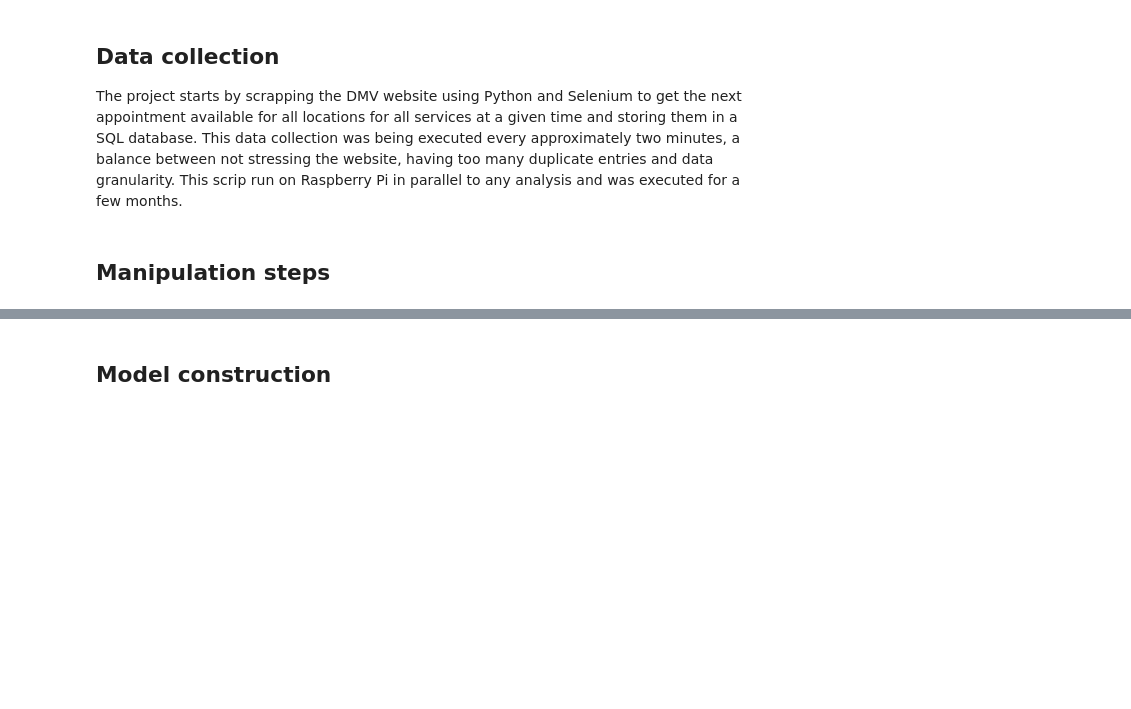
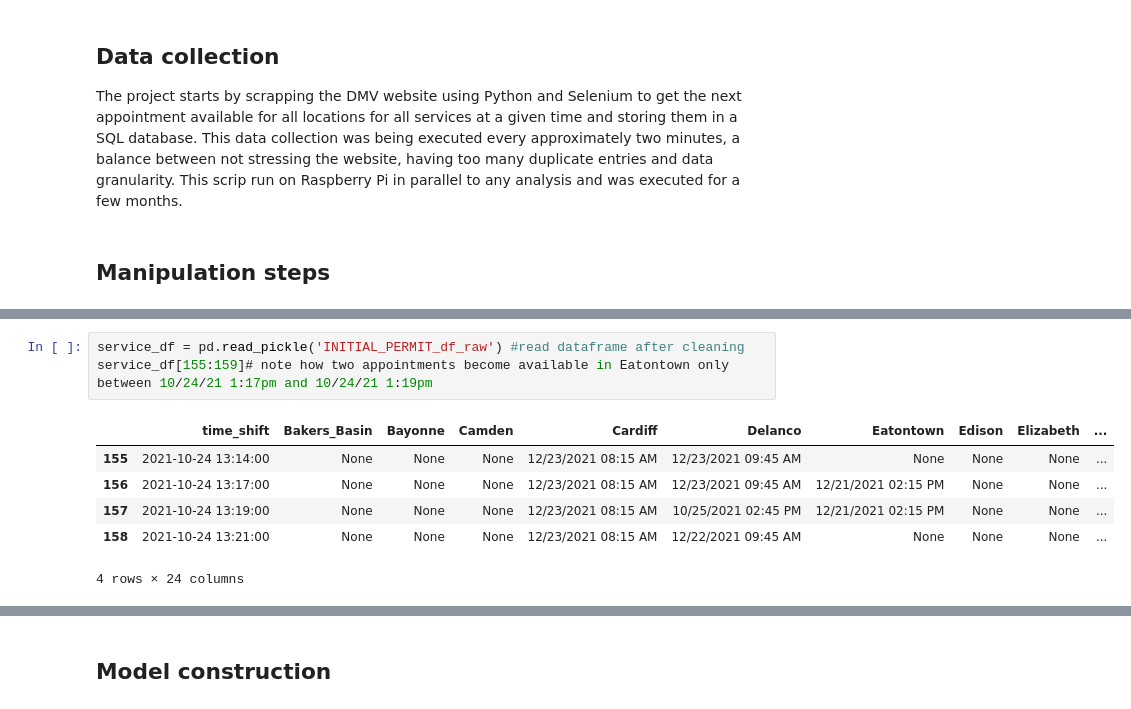
Before and after one commit to cesarak2/DMV_Capstone, a Jupyter notebook: DMV.ipynb, the cells around one changed output, grey strips where cells are left out. Saved outputs shown, nothing was run; the diff lists cells and outputs as text; blank space fills up the shorter version.

```diff
--- a/DMV.ipynb
+++ b/DMV.ipynb
@@ -67,0 +60,10 @@ Finally, the weekdays, hours and minutes were transformed into categorical colum
+# %%
+service_df = pd.read_pickle('INITIAL_PERMIT_df_raw') #read dataframe after cleaning
+service_df[155:159]# note how two appointments become available in Eatontown only between 10/24/21 1:17pm and 10/24/21 1:19pm
+# %% [output]
+|  | time_shift | Bakers_Basin | Bayonne | Camden | Cardiff | Delanco | Eatontown | Edison | Elizabeth | ... |
+| 155 | 2021-10-24 13:14:00 | None | None | None | 12/23/2021 08:15 AM | 12/23/2021 09:45 AM | None | None | None | ... |
+| 156 | 2021-10-24 13:17:00 | None | None | None | 12/23/2021 08:15 AM | 12/23/2021 09:45 AM | 12/21/2021 02:15 PM | None | None | ... |
+| 157 | 2021-10-24 13:19:00 | None | None | None | 12/23/2021 08:15 AM | 10/25/2021 02:45 PM | 12/21/2021 02:15 PM | None | None | ... |
+| 158 | 2021-10-24 13:21:00 | None | None | None | 12/23/2021 08:15 AM | 12/22/2021 09:45 AM | None | None | None | ... |
+4 rows × 24 columns
```
Also changed, not shown: parts of 12 cells of this notebook.
